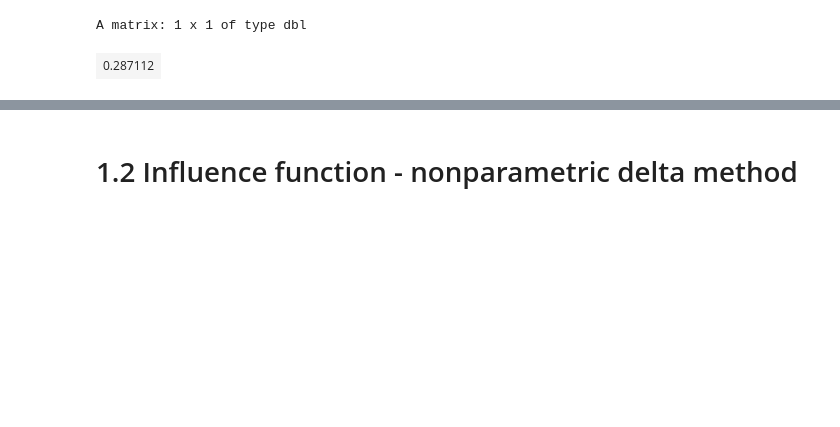
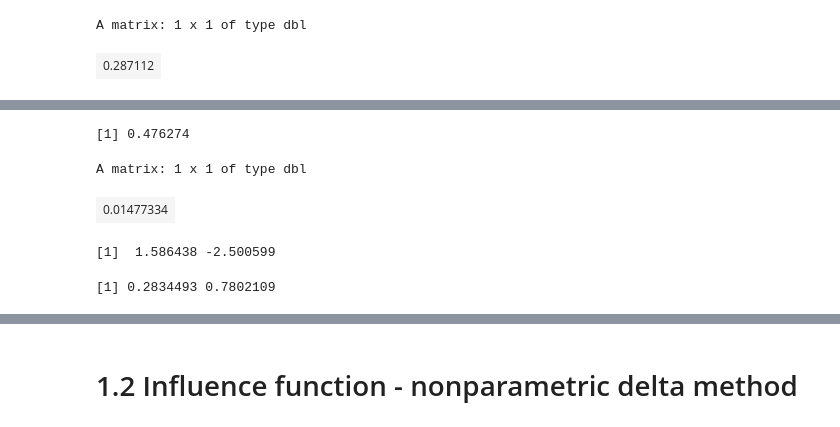
Before and after one commit to HoaPham119/Master, a Jupyter notebook: Cac_PP_Boostrap/R_script/thuchanh3.ipynb, the cells around one changed output, grey strips where cells are left out. Saved outputs shown, nothing was run; the diff lists cells and outputs as text; code cells hidden in the pictures; blank space fills up the shorter version.

```diff
--- a/Cac_PP_Boostrap/R_script/thuchanh3.ipynb
+++ b/Cac_PP_Boostrap/R_script/thuchanh3.ipynb
@@ -240,14 +216,18 @@ thap = c(rep(1, 21), rep(0, 2655))
+# %%
+h_deriv_caua = function (mean_1, mean_2)
+{
+    return(c(1/mean_2, -mean_1/mean_2^2))
+}
 # %%
 var_delta_method_th3 <- function(cao, thap){
     n_cao = length(cao)
     n_thap = length(thap)
     var_cao <- (1/n_cao)*(mean(cao)*(1-mean(cao)))
     var_thap <- (1/n_thap)*(mean(thap)*(1-mean(thap)))
-    # var_cao <- var(cao)
-    # var_thap <- var(thap)
+
     cov_ux = 0
-    var_mean_ux <- matrix(c(var_thap, cov_ux, cov_ux, var_cao), 2, 2)
-    h_deriv_est = h_deriv(mean_1 = mean(thap), mean_2 = mean(cao))
+    var_mean_ux <- matrix(c(var_cao, cov_ux, cov_ux, var_thap), 2, 2)
+    h_deriv_est = h_deriv_caua(mean_1 = mean(cao), mean_2 = mean(thap))
     var_theta_est <- h_deriv_est %*% var_mean_ux %*% h_deriv_est
     return(var_theta_est)
 }
@@ -296,0 +286,21 @@ ci
+# %%
+h_deriv_cauc = function (p1, p2)
+{
+    return(c(1/p1, -p2/p1^2))
+}
+# %%
+# Tỉ số p2/p1
+var_delta_method_th3_cauc <- function(cao, thap){
+    p1 = cao
+    p2 = thap
+    n_p2 = length(p2)
+    n_p1 = length(p1)
+    var_p2 <- (1/n_p2)*(mean(p2)*(1-mean(p2)))
+    var_p1 <- (1/n_p1)*(mean(p1)*(1-mean(p1)))
+    cov_ux = 0
+    var_mean_ux <- matrix(c(var_p2, cov_ux, cov_ux, var_p1), 2, 2)
+    h_deriv_est = h_deriv_cauc(p1 = mean(p1), p2 = mean(p2))
+    # print(h_deriv_est)
+    var_theta_est <- h_deriv_est %*% var_mean_ux %*% h_deriv_est
+    return(var_theta_est)
+}
@@ -296,0 +320,10 @@ ci
+# %%
+# Trung bình của mẫu
+mu = mean(thap)/mean(cao)
+var = var_delta_method_th3_cauc(thap = thap, cao = cao)
+mu
+var
+# %% [output]
+[1] 0.476274
+A matrix: 1 x 1 of type dbl
+| 0.01477334 |
@@ -296,0 +333,13 @@ ci
+# %%
+# Khi đó hai phân vị mẫu thứ 0.025 và 0.975 là:
+z_qt_095 <- sort(z_boot)[floor(nR*c(1 - 0.05/2 , 0.05/2))]
+z_qt_095
+# %% [output]
+[1]  1.586438 -2.500599
+# %%
+# Như vậy khoảng tin cậy bootstrap studentized 95% cho trung bình ứng suất của 1 mẫu là:
+se_mu <- as.numeric(sqrt(var))
+ci <- mu - se_mu*z_qt_095
+ci
+# %% [output]
+[1] 0.2834493 0.7802109
```
Also changed, not shown: parts of 41 cells of this notebook, 9 other files.
